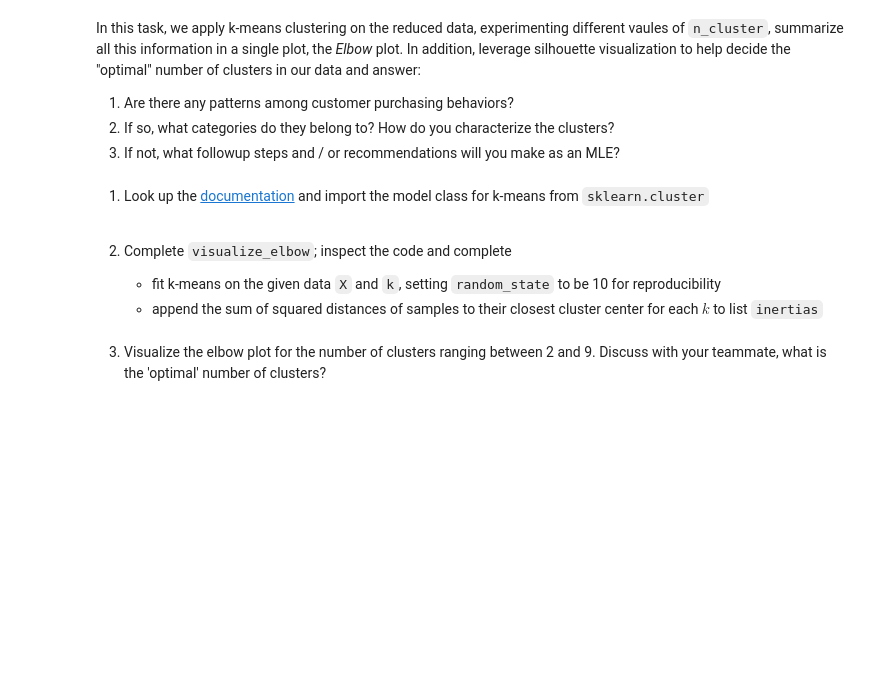
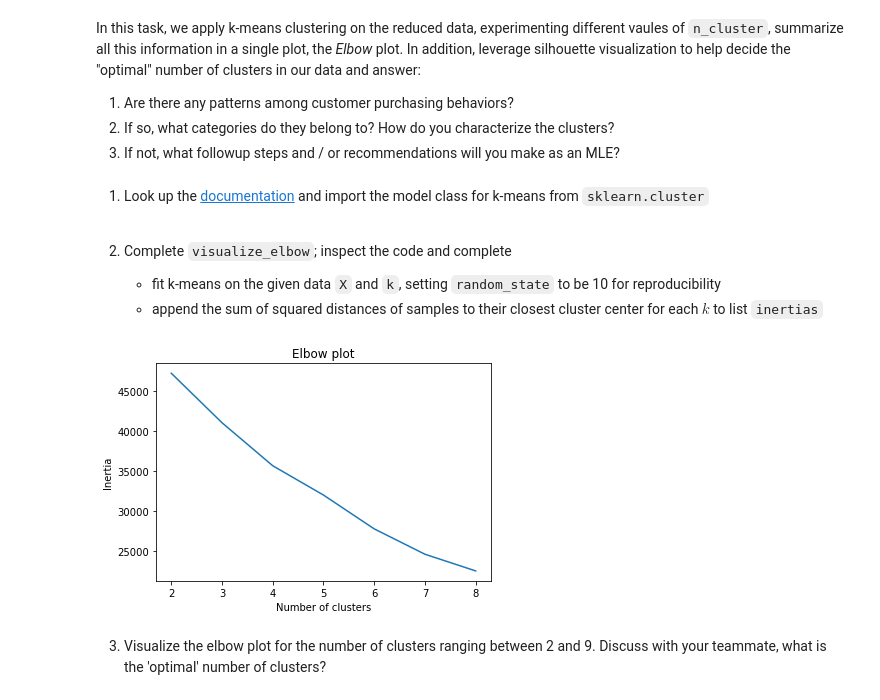
Before and after one commit to sireeshgit/naive-addition, a Jupyter notebook: assignments/week-7-unsuper-lrn/nb/new-product-launch.ipynb, the cells around one changed output. Cells and saved outputs as stored; diff of their text form; code cells hidden in the pictures; blank space fills up the shorter version.

```diff
--- a/assignments/week-7-unsuper-lrn/nb/new-product-launch.ipynb
+++ b/assignments/week-7-unsuper-lrn/nb/new-product-launch.ipynb
@@ -179,16 +232,22 @@ In this task, we apply k-means clustering on the reduced data, experimenting dif
     - fit k-means on the given data `X` and `k`, setting `random_state` to be 10 for reproducibility
     - append the sum of squared distances of samples to their closest cluster center for each $k$ to list `inertias`
 # %%
+import matplotlib.pyplot as plt
+
 def visualize_elbow(X, ks):
     fig, ax = plt.subplots()
     inertias = []
     for k in ks:
-        # YOUR CODE HERE
-        # YOUR CODE HERE
+        kmeans = KMeans(n_clusters=k, random_state=10).fit(X)
+        inertias.append(kmeans.inertia_)
     plt.plot(ks, inertias)
     plt.xticks(ks)
     plt.xlabel('Number of clusters')
     plt.ylabel('Inertia')
     plt.title('Elbow plot')
+# %%
+visualize_elbow(X_reduced, range(2,9))
+# %% [output]
+[figure, added]
 # %% [markdown]
 3. Visualize the elbow plot for the number of clusters ranging between 2 and 9. Discuss with your teammate, what is the 'optimal' number of clusters?
```
Also changed, not shown: parts of 41 cells of this notebook, 1 other file.
